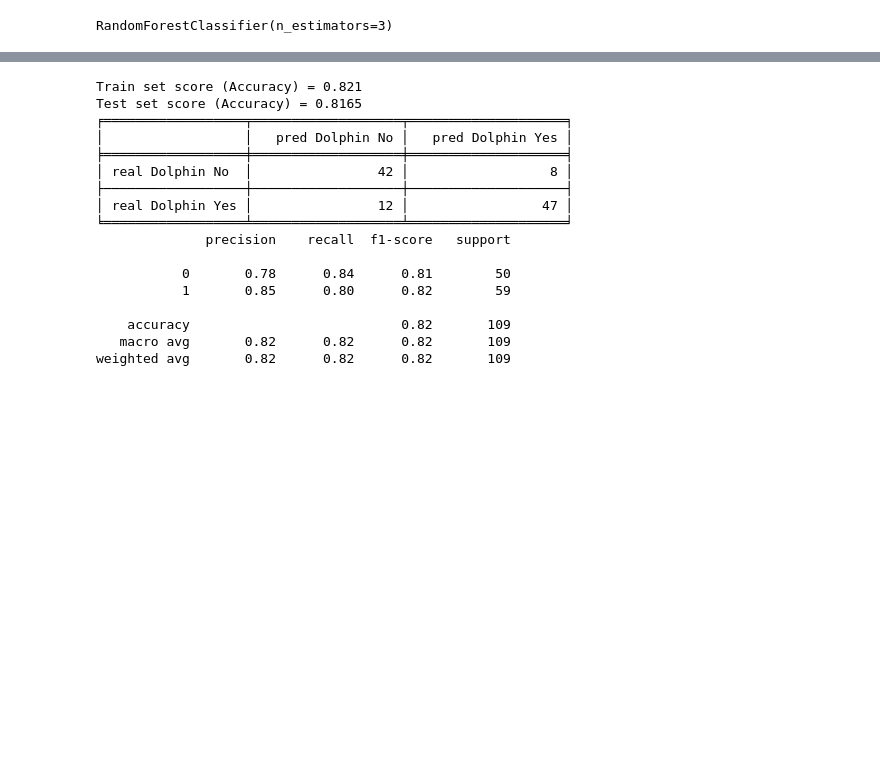
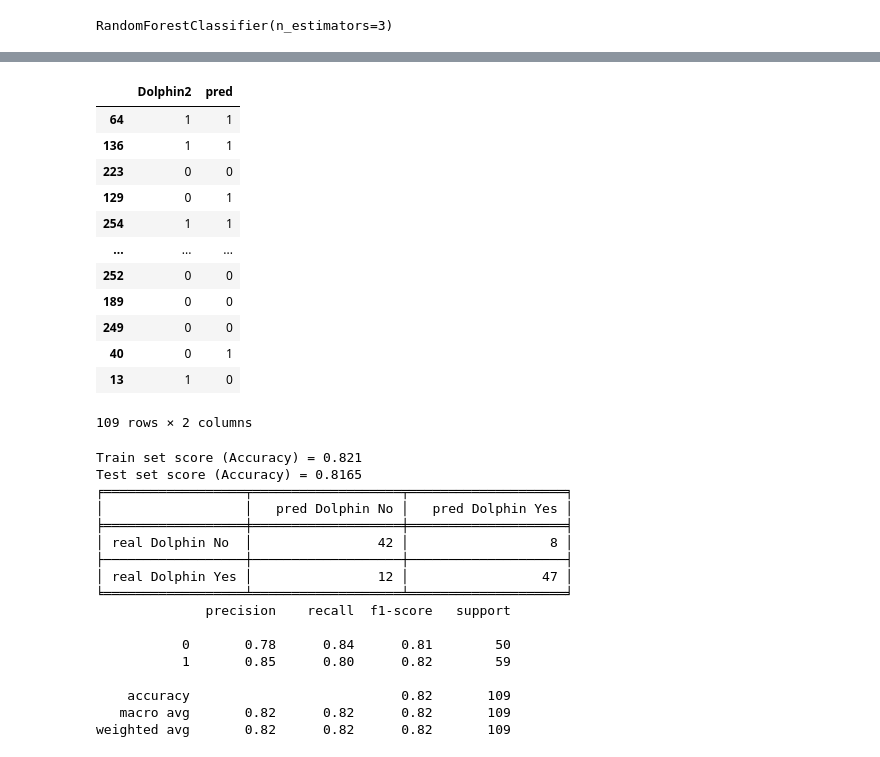
Before and after one commit to marcoandresv/DS_Consorci_2025, a Jupyter notebook: 6.- Modelos ML/2.- Clasificacion/Modelos de clasificación.ipynb, the cells around one changed output, grey strips where cells are left out. Cells and saved outputs as stored; diff of their text form; code cells hidden in the pictures; blank space fills up the shorter version.

```diff
--- a/6.- Modelos ML/2.- Clasificacion/Modelos de clasificación.ipynb
+++ b/6.- Modelos ML/2.- Clasificacion/Modelos de clasificación.ipynb
@@ -394,7 +394,7 @@ https://immune.institute/blog/metodos-de-bagging-y-de-boosting-diferencia/
 # %% [markdown]
 ![image](../assets/Random_Forest.png)
 # %%
-dolphins = pd.read_csv('../Data/Modelos ML/Dolphnis.txt', sep = ';')
+dolphins = pd.read_csv('../../../Data/Modelos ML/Dolphnis.txt', sep = ';')
 dolphins.head(3)
 # %% [output]
 |  | Id | Length | Gills | Beak | Teeth | Dolphin |
@@ -475,3 +491,21 @@ array([1, 1, 0, 1, 1, 0, 1, 0, 1, 1, 1, 0, 1, 0, 1, 0, 0, 0, 1, 1, 1, 1,
+# %%
+df_y_test = pd.DataFrame(y_test)
+df_y_test['pred'] = y_predict
+df_y_test
+# %% [output]
+|  | Dolphin2 | pred |
+| 64 | 1 | 1 |
+| 136 | 1 | 1 |
+| 223 | 0 | 0 |
+| 129 | 0 | 1 |
+| 254 | 1 | 1 |
+| ... | ... | ... |
+| 252 | 0 | 0 |
+| 189 | 0 | 0 |
+| 249 | 0 | 0 |
+| 40 | 0 | 1 |
+| 13 | 1 | 0 |
+109 rows × 2 columns
 # %%
 print("Train set score (Accuracy) =", rf_clf.score(X_train, y_train).round(4))
 print("Test set score (Accuracy) =", rf_clf.score(X_test, y_test).round(4))
```
Also changed, not shown: parts of 11 cells of this notebook.
